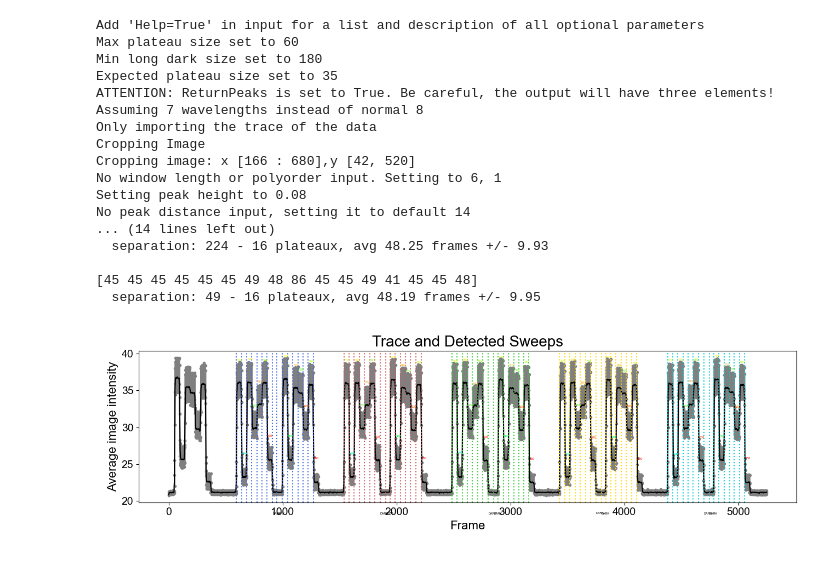
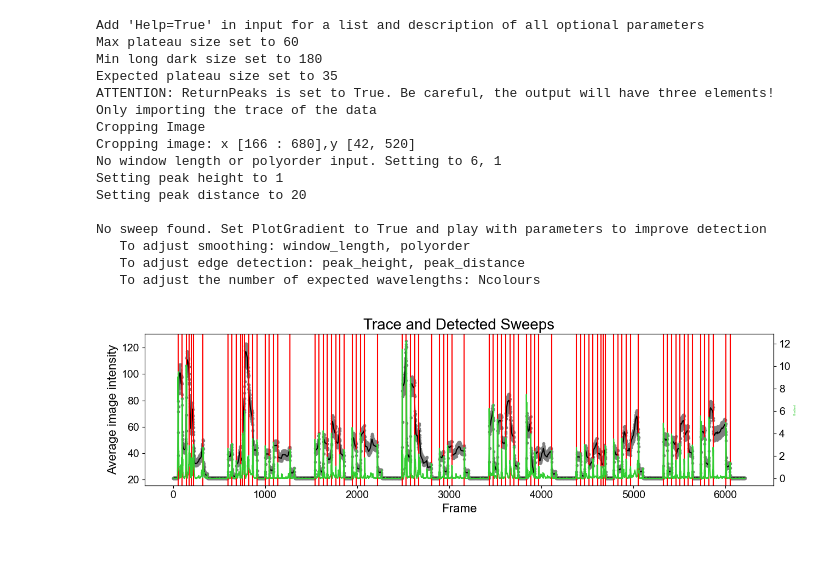
Before and after one commit to YzaboRa/HySE_CoRegistration, a Jupyter notebook: CoRegistration_HandTest.ipynb, the cells around one changed output. Drawn from its saved outputs; the diff is of its cells as text; code cells hidden in the pictures.

Commit message:
Tests with moving hand

```diff
--- a/CoRegistration_HandTest.ipynb
+++ b/CoRegistration_HandTest.ipynb
@@ -53,44 +53,64 @@ sys.path.append(PathToFunctions)
 from HySE_HypercubeFunctions import *
 
 ## Indicate which wavelengths were used (Panel4, Panel2), in nm
-SavingPath = '/Users/iracicot/Library/CloudStorage/OneDrive-UniversityofCambridge/Data/PoM/EndoscopeVideo/20240529/'
-Wavelengths_list = np.array([566,494,590,518,614,542,638, 578,506,602,530,626,554,650])
 
+# Wavelengths_list = np.array([566,494,590,518,614,542,638, 578,506,602,530,626,554,650])
+# SavingPath = '/Users/iracicot/Library/CloudStorage/OneDrive-UniversityofCambridge/Data/PoM/EndoscopeVideo/20240529/'
+# ## Locate the data to analyse
+# Name = 'Hand_Moving'
+# # Name = 'Flat'
+# # Name = 'Columns'
+# DataPath = SavingPath
+# vidPath = DataPath+Name+'.mpg'
+
+Wavelengths_list = np.array([470,566,494,590,518,614,542,638, 482,578,506,602,530,626,554,650])
+SavingPath = '//Users/iracicot/Library/CloudStorage/OneDrive-UniversityofCambridge/Data/PoM/EndoscopeVideo/20240524/'
 ## Locate the data to analyse
-# Name = 'Hand_Moving'
-# Name = 'Flat'
-Name = 'Columns'
-DataPath = SavingPath
-vidPath = DataPath+Name+'.mpg'
+Name = 'Hand'
 
 CropImDimensions = [166,680, 42,520] ## Dazzle, PoM
 # %%
+"""
+
+I won't compute the full hypercube, but to help identify where to focus the co-registration,
+it will be helpful to identify individual sweeps
+
+Depending on the movement, I can then try to co-registrate individual sweeps
+Or co-registrate all of them to be able to then average them together.
+
+
+"""
+
+
+
 ## Find the positions of each wavelengths in the data trace
 ## Start with Help=True to have a list and descriptions of all the
 ## parameters to play with, and then with PlotGradient=True
 ## to help optimising
 
 # Help()
-## This dataset only has 14 wavelengths because one of the FSKs was off
-##
-EdgePos, Peaks, Peaks_dist = FindHypercube(vidPath, Wavelengths_list, PlotGradient=False, CropImDimensions=[166,680, 42,520], DarkMin=180, PlateauSize=35,
-                                           MaxPlateauSize=60, PeakHeight=0.08, ReturnPeaks=True, Ncolours=7)
+## This dataset only has 14 wavelengths because one of the FSKs was off, will need a bit of adjusting
+
+# EdgePos, Peaks, Peaks_dist = FindHypercube(vidPath, Wavelengths_list, PlotGradient=False, CropImDimensions=[166,680, 42,520], DarkMin=180, PlateauSize=35,
+#                                            MaxPlateauSize=60, PeakHeight=1, ReturnPeaks=True, Ncolours=7, PeakDistance=20)
+
+EdgePos, Peaks, Peaks_dist = FindHypercube(vidPath, Wavelengths_list, PlotGradient=True, CropImDimensions=[166,680, 42,520], DarkMin=180, PlateauSize=35,
+                                           MaxPlateauSize=60, PeakHeight=1, ReturnPeaks=True, PeakDistance=20)
 # %% [output]
 Add 'Help=True' in input for a list and description of all optional parameters
 Max plateau size set to 60
 Min long dark size set to 180
 Expected plateau size set to 35
 ATTENTION: ReturnPeaks is set to True. Be careful, the output will have three elements!
-Assuming 7 wavelengths instead of normal 8
 Only importing the trace of the data
 Cropping Image
 Cropping image: x [166 : 680],y [42, 520]
 No window length or polyorder input. Setting to 6, 1
-Setting peak height to 0.08
-No peak distance input, setting it to default 14
-... (14 lines left out)
-  separation: 224 - 16 plateaux, avg 48.25 frames +/- 9.93
+Setting peak height to 1
+Setting peak distance to 20
 
-[45 45 45 45 45 45 49 48 86 45 45 49 41 45 45 48]
-  separation: 49 - 16 plateaux, avg 48.19 frames +/- 9.95
+No sweep found. Set PlotGradient to True and play with parameters to improve detection
+   To adjust smoothing: window_length, polyorder
+   To adjust edge detection: peak_height, peak_distance
+   To adjust the number of expected wavelengths: Ncolours
-[figure, old version]
+[figure, new version]
```
Also changed, not shown: parts of 8 cells of this notebook, 9 other files.
